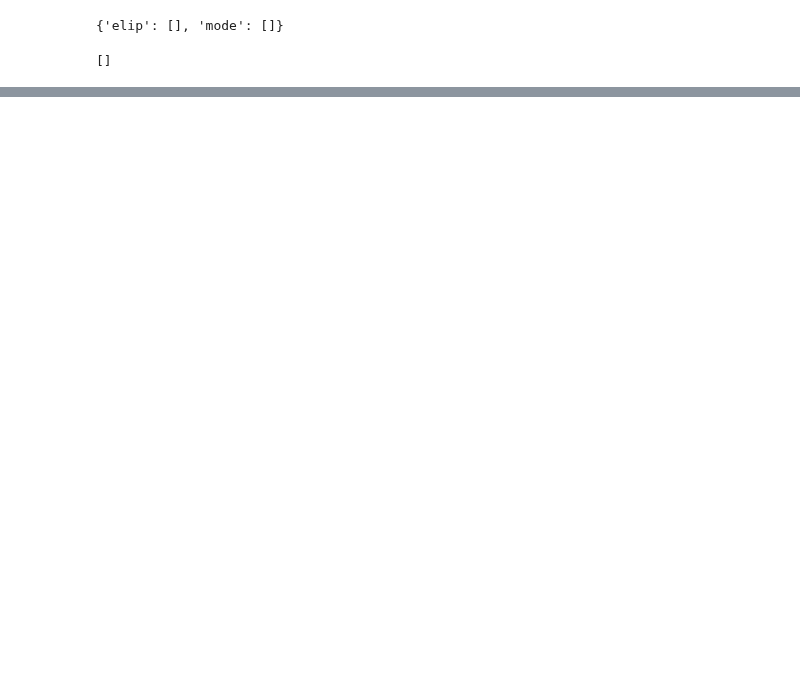
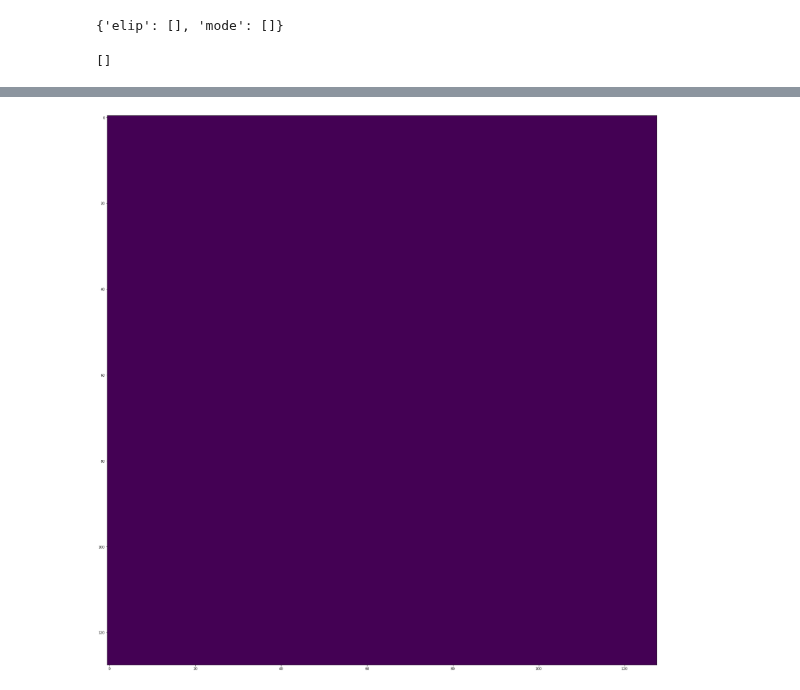
Before and after one commit to Hirochon/laboratory, a Jupyter notebook: experiment/visualize_surface.ipynb, the cells around one changed output, grey strips where cells are left out. Saved outputs shown, nothing was run; the diff lists cells and outputs as text; code cells hidden in the pictures; blank space fills up the shorter version.

```diff
--- a/experiment/visualize_surface.ipynb
+++ b/experiment/visualize_surface.ipynb
@@ -43,0 +140,2 @@ plt.show()
+# %%
+train_mirror['mode'][0]['z'] = train[0]['z']
@@ -43,0 +158,9 @@ plt.show()
+# %%
+with open('pkl_mirror_train.pkl', 'wb') as f:
+    pickle.dump(train_mirror, f)
+
+with open('pkl_mirror_test.pkl', 'wb') as f:
+    pickle.dump(test_mirror, f)
+# %%
+with open('pkl_surf_teacher.pkl', 'rb') as f:
+    train = pickle.load(f)
@@ -43,0 +183,8 @@ plt.show()
+# %%
+fig = plt.figure(figsize=(30,30))
+for i in range(1):
+    fig.add_subplot(1, 1, i+1)
+    plt.imshow(train[i]["z"])
+plt.show()
+# %% [output]
+[figure, added]
```
Also changed, not shown: parts of 14 cells of this notebook, 2 other files.
